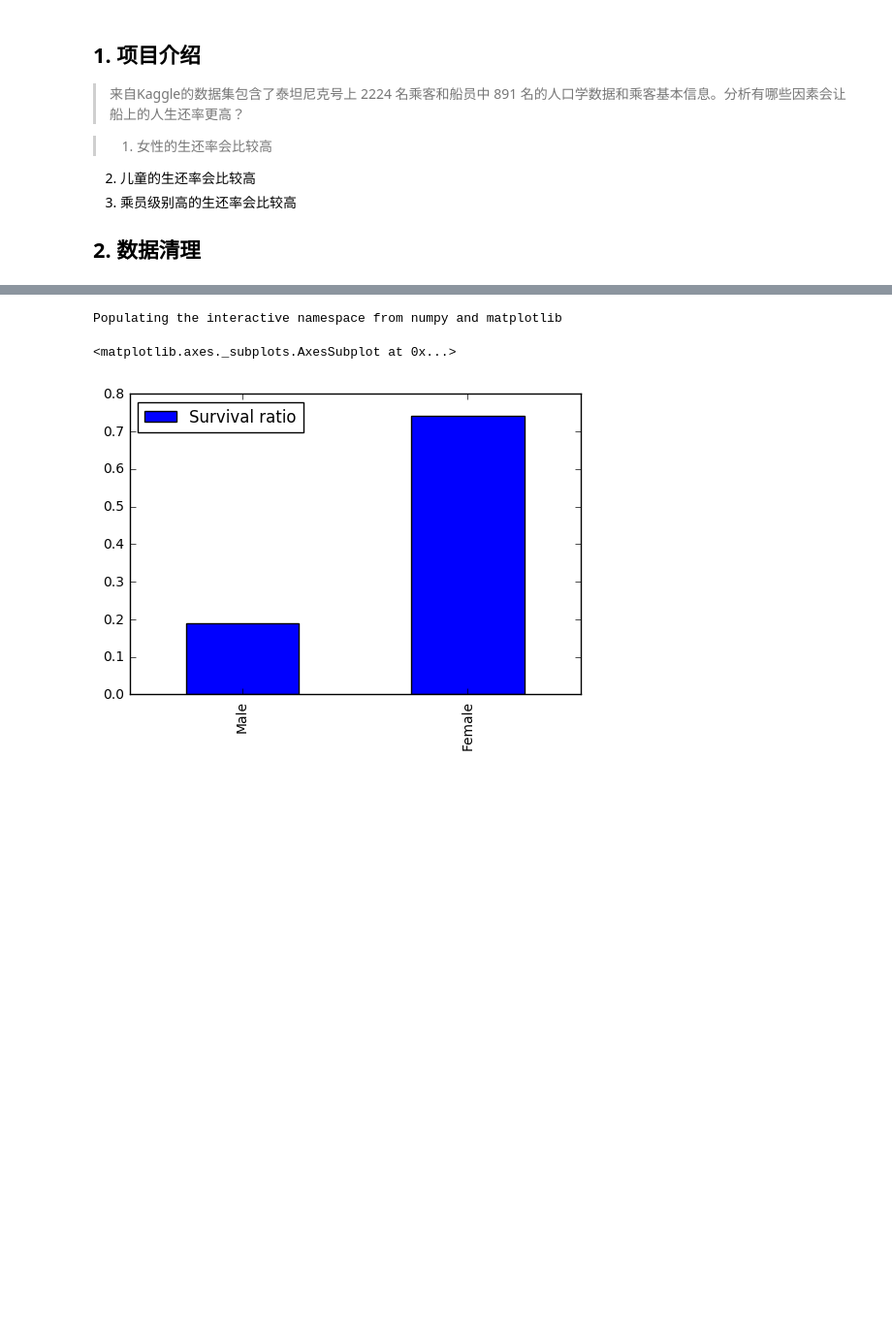
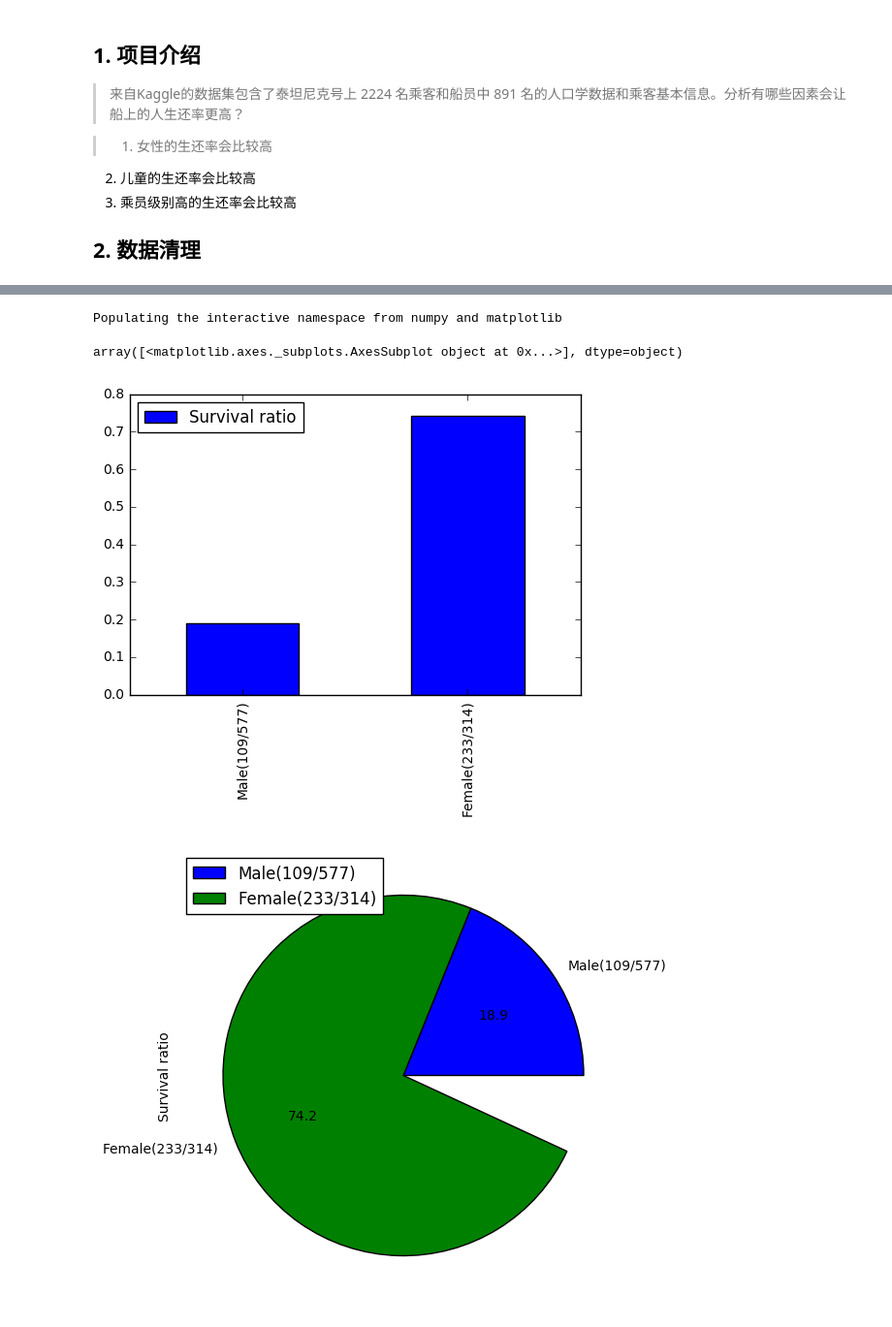
Before and after one commit to yummybian/data-analysis, a Jupyter notebook: P2/titanic_analysis.ipynb, the cells around one changed output, grey strips where cells are left out. Shown at 97% size. Saved outputs shown, nothing was run; the diff lists cells and outputs as text; code cells hidden in the pictures; blank space fills up the shorter version.

```diff
--- a/P2/titanic_analysis.ipynb
+++ b/P2/titanic_analysis.ipynb
@@ -110,23 +129,26 @@ Populating the interactive namespace from numpy and matplotlib
-# %%
-
-
-age_group_saved_df = pd.DataFrame(
-    data={"Survival ratio": [calc_survival_ratio(df, "sex", "male"),
-                          calc_survival_ratio(df, "sex", "female")]},
-    index=["Male", "Female"]
-)
-
-
-%pylab inline
-import matplotlib.pyplot as plt
-
-age_group_saved_df.index = [
-    "Male", "Female"
-]
-age_group_saved_df.plot(kind="bar")
-# %% [output]
-Populating the interactive namespace from numpy and matplotlib
-<matplotlib.axes._subplots.AxesSubplot at 0x...>
-[figure, removed]
+# %%
+a1, a2, a3 = calc_survival(df, "sex", "male")
+b1, b2, b3 = calc_survival(df, "sex", "female")
+sex_group_df = pd.DataFrame(
+    data={"Survival ratio": [a3, b3]},
+    index=["Male", "Female"]
+)
+
+%pylab inline
+import matplotlib.pyplot as plt
+
+# 绘制直方图
+sex_group_df.index = [
+    "Male({0}/{1})".format(a1, a2), "Female({0}/{1})".format(b1, b2)
+]
+sex_group_df.plot(kind="bar")
+
+# 绘制饼图
+sex_group_df.plot.pie(subplots=True, autopct='%.1f', figsize=(6, 6))
+# %% [output]
+Populating the interactive namespace from numpy and matplotlib
+array([<matplotlib.axes._subplots.AxesSubplot object at 0x...>], dtype=object)
+[figure, added]
+[figure, added]
 # %% [markdown]
 ### 3.3. 按level组进行分析
```
Also changed, not shown: parts of 15 cells of this notebook.
